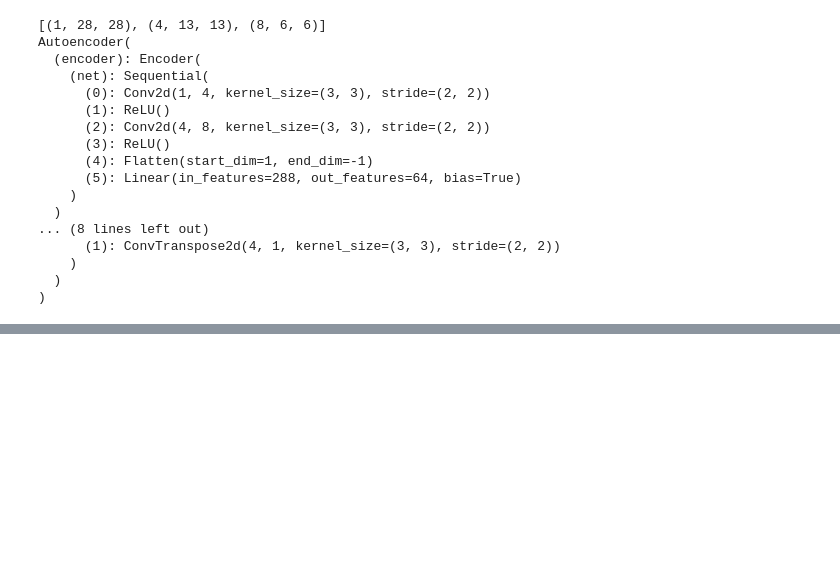
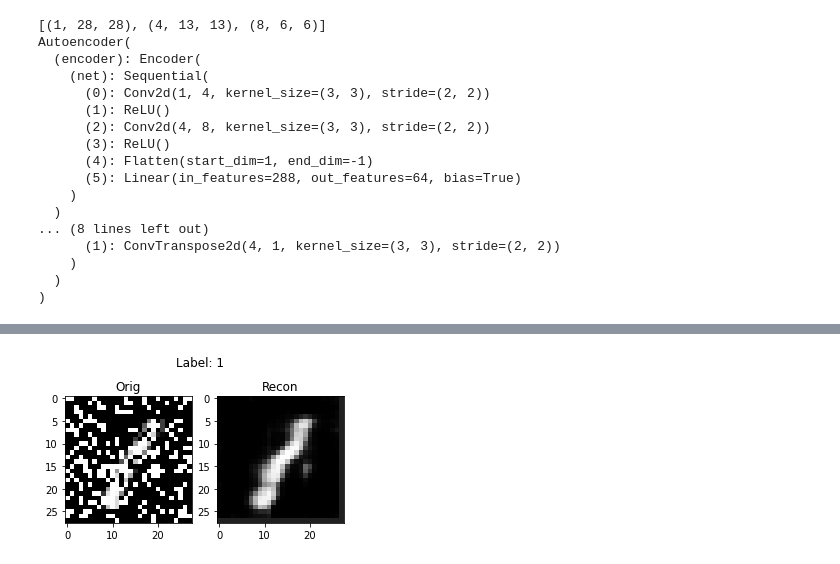
Before and after one commit to raweon1/EngML, a Jupyter notebook: Autoencoder/ex.ipynb, the cells around one changed output, grey strips where cells are left out. Drawn from its saved outputs; the diff is of its cells as text; code cells hidden in the pictures; blank space fills up the shorter version.

```diff
--- a/Autoencoder/ex.ipynb
+++ b/Autoencoder/ex.ipynb
@@ -195,0 +217,3 @@ a = plot(autoencoder_missing_pixels, remove_pixel_filter(t, zero_chance, fill_ch
+# %%
+n = 200
+autoencoder_missing_pixels_2 = Autoencoder(1, [4, 8], 28, 28, 3, 2, 0, 64)
@@ -195,0 +243,6 @@ a = plot(autoencoder_missing_pixels, remove_pixel_filter(t, zero_chance, fill_ch
+# %%
+idx = 3
+t, label = mnist[idx]
+a = plot(autoencoder_missing_pixels_2, change_n_pixel_filter(t, n), figsize=(5, 3), label=label)
+# %% [output]
+[figure, added]
```
Also changed, not shown: parts of 13 cells of this notebook, 3 other files.
